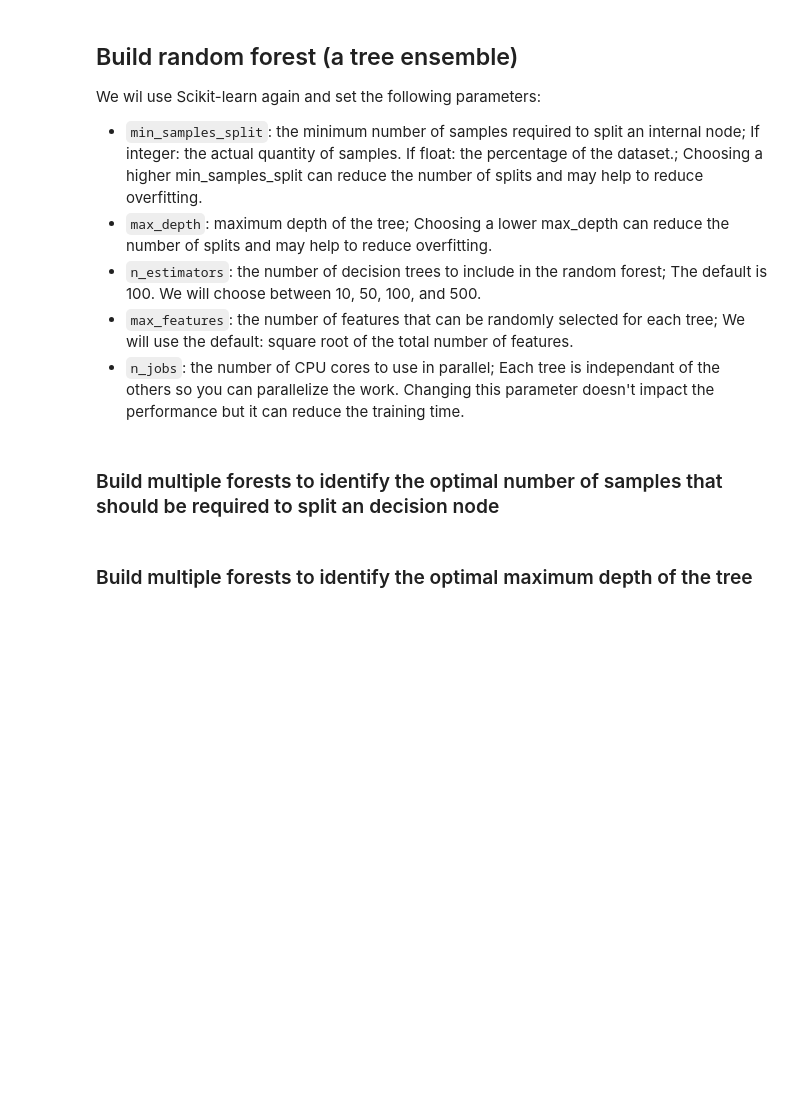
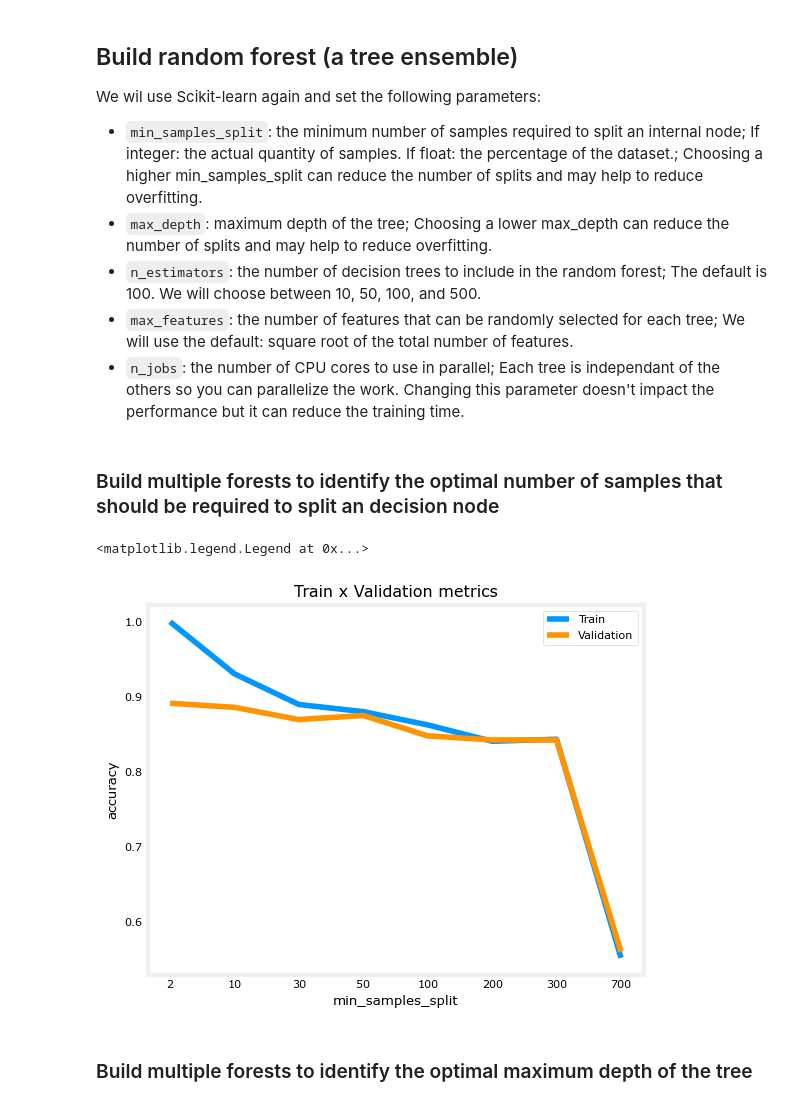
Before and after one commit to chrisbrickey/lossless2, a Jupyter notebook: lab20.ipynb, the cells around one changed output. Saved outputs shown, nothing was run; the diff lists cells and outputs as text; code cells hidden in the pictures; blank space fills up the shorter version.

```diff
--- a/lab20.ipynb
+++ b/lab20.ipynb
@@ -310,2 +308,37 @@ n_estimators_list = [10,50,100,500]
+# %%
+# Use for-loop to create multiple forests and populate the holding arrays.
+# Within the same loop, make predictionss on the training set and the test set.
+
+accuracy_list_train1 = []
+accuracy_list_val1 = []
+for min_samples_split in min_samples_split_list:
+
+    # Define and fit the model (chained methods)
+    model = RandomForestClassifier(min_samples_split = min_samples_split,
+                                   random_state = RANDOM_STATE).fit(X_train,y_train)
+
+    predictions_train = model.predict(X_train)
+    accuracy_train = accuracy_score(predictions_train,y_train)
+    accuracy_list_train1.append(accuracy_train)
+
+    predictions_val = model.predict(X_val)
+    accuracy_val = accuracy_score(predictions_val,y_val)
+    accuracy_list_val1.append(accuracy_val)
+# %%
+# Plot the results
+plt.title('Train x Validation metrics')
+plt.xlabel('min_samples_split')
+plt.ylabel('accuracy')
+plt.xticks(ticks = range(len(min_samples_split_list )),labels=min_samples_split_list)
+plt.plot(accuracy_list_train1)
+plt.plot(accuracy_list_val1)
+plt.legend(['Train','Validation'])
+
+# Conclusions:
+# The test set accuracy reaches is roughtly the same for min_samples_split from 2 to 50.
+# But we should choose 10, 30 or 50 (instead of 2) because those display less over-fitting on the training set.
+# %% [output]
+<matplotlib.legend.Legend at 0x...>
+[figure, added]
 # %% [markdown]
 ### Build multiple forests to identify the optimal maximum depth of the tree
```
Also changed, not shown: parts of 12 cells of this notebook.
